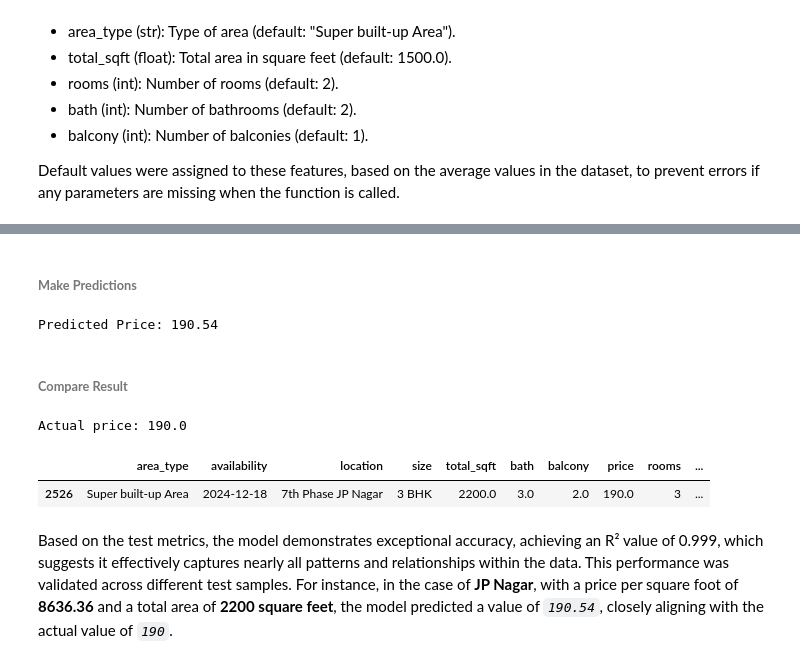
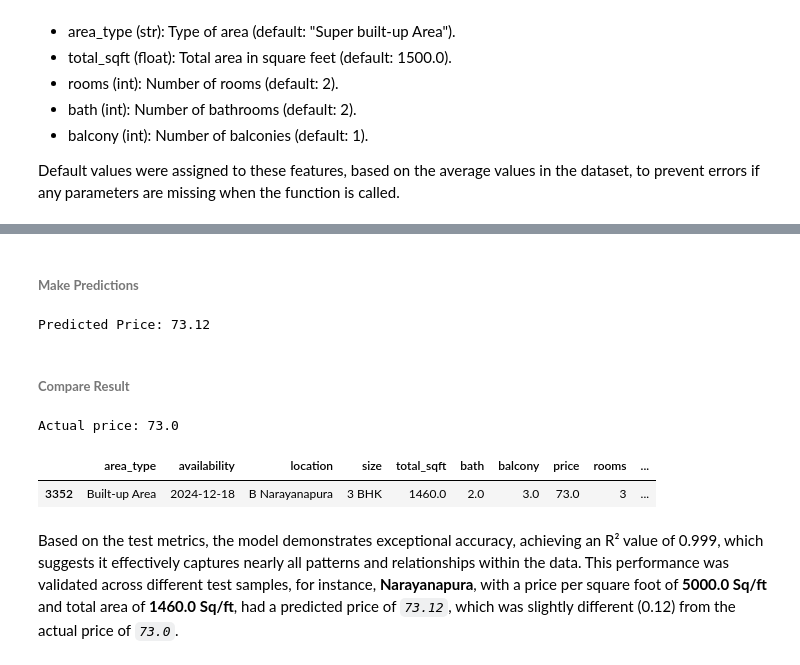
Before and after one commit to paulinebanye/bengaluru_prediction, a Jupyter notebook: Bangalaru_House_prices_prediction.ipynb, the cells around one changed output, grey strips where cells are left out. Saved outputs shown, nothing was run; the diff lists cells and outputs as text; code cells hidden in the pictures.

```diff
--- a/Bangalaru_House_prices_prediction.ipynb
+++ b/Bangalaru_House_prices_prediction.ipynb
@@ -158,5 +158,5 @@ pd.set_option('display.max_colwidth', None) # prevent truncation of string field
 # %%
-df_original = pd.read_csv("../database/bengaluru_house_prices.csv")
+df_original = pd.read_csv("database/bengaluru_house_prices.csv")
 # %% [markdown]
 ##### **Create A Backup Dataframe**
 # %%
@@ -584,9 +586,17 @@ Handling duplicates involves identifying and removing duplicate entries in a dat
 # %%
 # Remove duplicate rows if there are any present in the dataframe
 if df.duplicated().sum() > 0:
-    print(f'''\nDuplicates present: {df.duplicated().sum()}\nLength before dropping duplicates: {df.shape[0]}''')
+    print(f'''
+    Duplicates present: {df.duplicated().sum()}
+    Length before dropping duplicates: {df.shape[0]}
+    ''')
     df.drop_duplicates(inplace=True)
-    print(f'''Length after dropping duplicates: {df.shape[0]}''')
+    print(f'''
+    Length after dropping duplicates: {df.shape[0]}
+    ''')
 else:
-    print(f'''Total Duplicates: {df.duplicated().sum()}\nNo duplicates present!\nNo. of rows in dataframe: {df.shape[0]}''')
+    print(f'''
+    Total Duplicates: {df.duplicated().sum()}
+    No. of rows in dataframe: {df.shape[0]}
+    ''')
 # %% [output]
@@ -1801,28 +1804,26 @@ X_test.sample()
 # %% [markdown]
-###### **Make Predictions**
+###### <font size=2>**Make Predictions**</font>
 # %%
 # pick a random sample from the x_test to test the model
-predicted_price = predict_price(location='JP Nagar',
-                                price_sqft=8636.36,
-                                total_sqft=2200.0,
+predicted_price = predict_price(location='Narayanapura',
+                                price_sqft=5000.0,
+                                total_sqft=1460.0,
                                 # rooms=3,
                                 # bath=2
                             )
 print(f"Predicted Price: {predicted_price}")
 # %% [output]
-Predicted Price: 190.54
+Predicted Price: 73.12
 # %% [markdown]
-###### **Compare Result**
+###### <font size=2>**Compare Result**</font>
 # %%
 # verify the price on the data
-details = df[(df['Location']=='JP Nagar') & (df['price_sqft'] == 8636.36)]# & (df['total_sqft'] == 1843.0)]
-print(f"""
-Actual price: {float(details['price'].mean())}
-""")
+details = df[(df['Location']=='Narayanapura') & (df['price_sqft'] == 5000.0)]
+print(f"Actual price: {float(details['price'].mean())}")
 details
 # %% [output]
-Actual price: 190.0
+Actual price: 73.0
 |  | area_type | availability | location | size | total_sqft | bath | balcony | price | rooms | ... |
-| 2526 | Super built-up Area | 2024-12-18 | 7th Phase JP Nagar | 3 BHK | 2200.0 | 3.0 | 2.0 | 190.0 | 3 | ... |
+| 3352 | Built-up Area | 2024-12-18 | B Narayanapura | 3 BHK | 1460.0 | 2.0 | 3.0 | 73.0 | 3 | ... |
 # %% [markdown]
-Based on the test metrics, the model demonstrates exceptional accuracy, achieving an R² value of 0.999, which suggests it effectively captures nearly all patterns and relationships within the data. This performance was validated across different test samples. For instance, in the case of **JP Nagar**, with a price per square foot of **8636.36** and a total area of **2200 square feet**, the model predicted a value of _`190.54`_, closely aligning with the actual value of _`190`_.
+Based on the test metrics, the model demonstrates exceptional accuracy, achieving an R² value of 0.999, which suggests it effectively captures nearly all patterns and relationships within the data. This performance was validated across different test samples, for instance, **Narayanapura**, with a price per square foot of **5000.0 Sq/ft** and total area of **1460.0 Sq/ft**, had a predicted price of _`73.12`_, which was slightly different (0.12) from the actual price of _`73.0`_.
```
Also changed, not shown: parts of 72 cells of this notebook, 2 other files.
